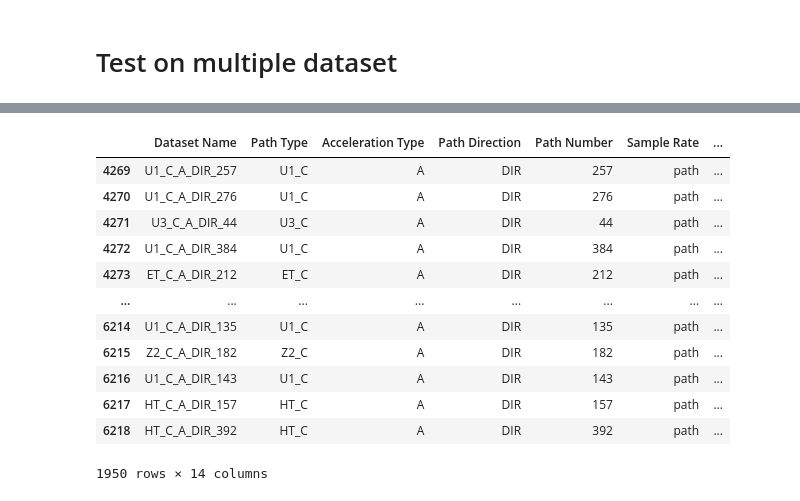
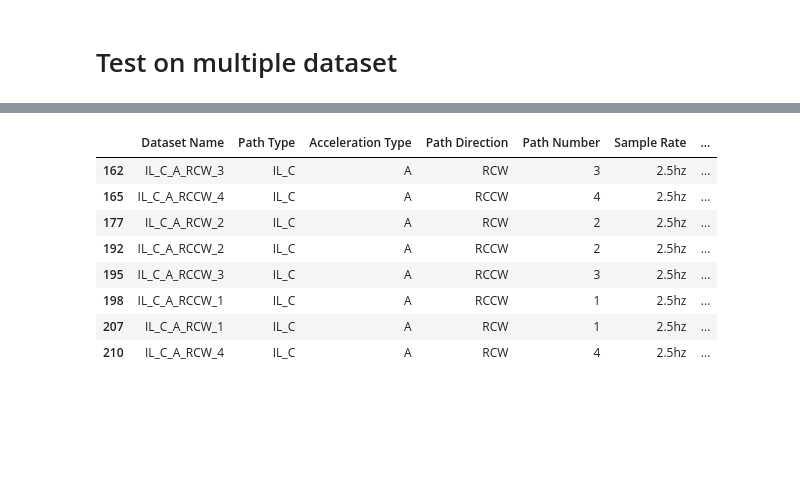
Before and after one commit to spourasgari/motion_predictor, a Jupyter notebook: withNone_CV_2_pred.ipynb, the cells around one changed output, grey strips where cells are left out. Saved outputs shown, nothing was run; the diff lists cells and outputs as text; code cells hidden in the pictures; blank space fills up the shorter version.

```diff
--- a/withNone_CV_2_pred.ipynb
+++ b/withNone_CV_2_pred.ipynb
@@ -23,7 +23,7 @@ data_path_2 = os.path.join(output_dir, "pose_waypoints_sampled_2.5hz_clean.csv")
 
 # Set parameters
 plot_2 = False # To plot the 2.5hz dataset on the same graph
-avg_window_lin = 8 # The number of steps to average the linear velocity
+avg_window_lin = 2 # The number of steps to average the linear velocity
 avg_window_ang = None # The number of steps to average the angular velocity
 pred_model = 'CV' # The prediction model to be used
 # %%
@@ -320,6 +322,7 @@ for t1, ped_dict in predictions.items():
     for ped_id, pred_list in ped_dict.items():
         # Skip empty predictions
         if len(pred_list) < 1:
+            print("Skipping empty prediction")
             continue
 
 
@@ -389,7 +392,7 @@ for t1, ped_dict in predictions.items():
             step_end = np.array([ped_data[start_idx + j + 1, 2], ped_data[start_idx + j + 1, 3]])
             step_size = np.linalg.norm(step_end - step_start)
 
-            if not np.isnan(step_size):
+            if step_size > 0:
                 total_dist_normalized += dist_step / step_size
                 valid_steps += 1
 
@@ -708,40 +766,37 @@ results_df.to_csv("results_ours_cv_2.csv", index=False)
 # %%
 results_df_filtered = results_df[
     (results_df['Linear Avg. Window'].isin([8])) &
-    (results_df['Prediction Horizon'] == 12)
-    # (results_df['Acceleration Type'] == 'F') &
+    (results_df['Prediction Horizon'] == 12)  &
+    (results_df['Acceleration Type'] == 'A') &
     # (results_df['Prediction Model'] == 'CV') &
-    # (results_df['Path Type'] == 'DL_C')
+    (results_df['Sample Rate'] == '2.5hz')  &
+    (results_df['Path Type'] == 'IL_C')
     ]
 
 # # Same path type for all straight lines
 # results_df_filtered.loc[results_df_filtered['Path Type'].isin(['VL_C', 'HL_C', 'DL_C']), 'Path Type'] = 'Straight'
 
 results_df_filtered
 
 # results_df_filtered.groupby([
 #     # 'dataset_name',
 #     'Path Type',
 #     'Sample Rate',
 #     'Prediction Horizon',
 #     'Avg. Lin. Vel.',
 #     'Prediction Model'
 # ]).agg({
 #     'Average ADE': ['mean', 'std'],
 #     'Average ADE (Normalized)': ['mean', 'std'],
 #     'Dataset Name': 'size'
 # }).reset_index()
 # %% [output]
 |  | Dataset Name | Path Type | Acceleration Type | Path Direction | Path Number | Sample Rate | ... |
-| 4269 | U1_C_A_DIR_257 | U1_C | A | DIR | 257 | path | ... |
-| 4270 | U1_C_A_DIR_276 | U1_C | A | DIR | 276 | path | ... |
-| 4271 | U3_C_A_DIR_44 | U3_C | A | DIR | 44 | path | ... |
-| 4272 | U1_C_A_DIR_384 | U1_C | A | DIR | 384 | path | ... |
-| 4273 | ET_C_A_DIR_212 | ET_C | A | DIR | 212 | path | ... |
-| ... | ... | ... | ... | ... | ... | ... | ... |
-| 6214 | U1_C_A_DIR_135 | U1_C | A | DIR | 135 | path | ... |
-| 6215 | Z2_C_A_DIR_182 | Z2_C | A | DIR | 182 | path | ... |
-| 6216 | U1_C_A_DIR_143 | U1_C | A | DIR | 143 | path | ... |
-| 6217 | HT_C_A_DIR_157 | HT_C | A | DIR | 157 | path | ... |
-| 6218 | HT_C_A_DIR_392 | HT_C | A | DIR | 392 | path | ... |
+| 162 | IL_C_A_RCW_3 | IL_C | A | RCW | 3 | 2.5hz | ... |
+| 165 | IL_C_A_RCCW_4 | IL_C | A | RCCW | 4 | 2.5hz | ... |
+| 177 | IL_C_A_RCW_2 | IL_C | A | RCW | 2 | 2.5hz | ... |
+| 192 | IL_C_A_RCCW_2 | IL_C | A | RCCW | 2 | 2.5hz | ... |
+| 195 | IL_C_A_RCCW_3 | IL_C | A | RCCW | 3 | 2.5hz | ... |
+| 198 | IL_C_A_RCCW_1 | IL_C | A | RCCW | 1 | 2.5hz | ... |
+| 207 | IL_C_A_RCW_1 | IL_C | A | RCW | 1 | 2.5hz | ... |
+| 210 | IL_C_A_RCW_4 | IL_C | A | RCW | 4 | 2.5hz | ... |
-1950 rows × 14 columns
```
Also changed, not shown: parts of 6 cells of this notebook, 8 other files.
